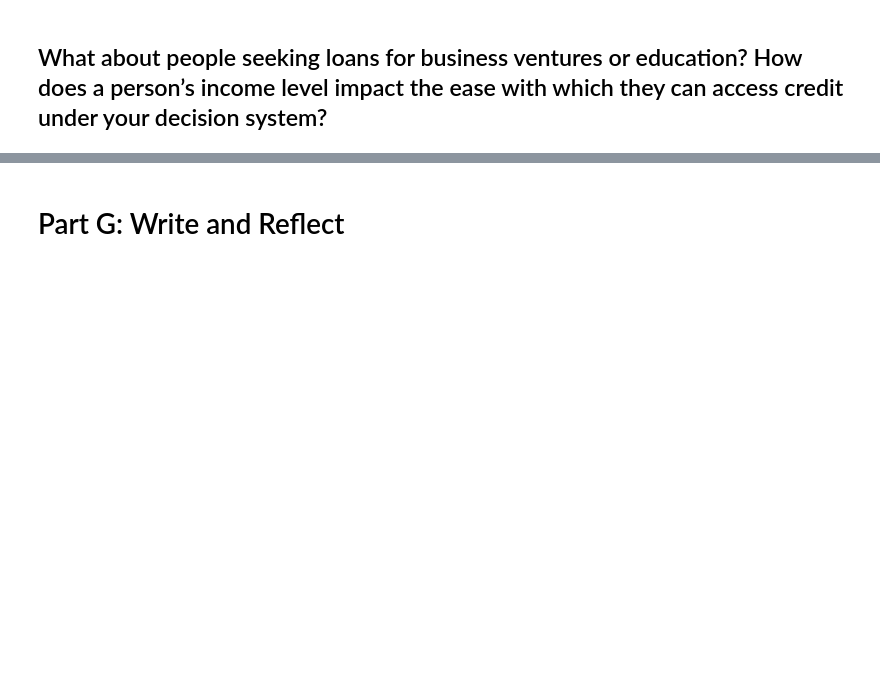
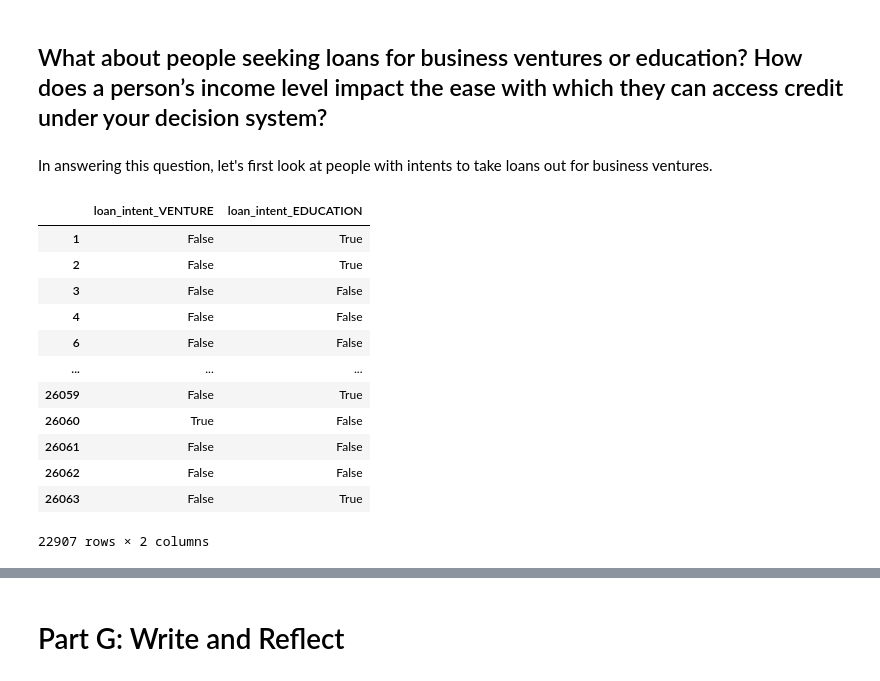
Before and after one commit to lucasf46/lucasf46.github.io, a Jupyter notebook: posts/BlogPost2/BlogPost2-2.ipynb, the cells around one changed output, grey strips where cells are left out. Cells and saved outputs as stored; diff of their text form; code cells hidden in the pictures; blank space fills up the shorter version.

```diff
--- a/posts/BlogPost2/BlogPost2-2.ipynb
+++ b/posts/BlogPost2/BlogPost2-2.ipynb
@@ -336,2 +354,22 @@ summary_table4
 # %% [markdown]
 ## What about people seeking loans for business ventures or education? How does a person’s income level impact the ease with which they can access credit under your decision system?
+# %% [markdown]
+In answering this question, let's first look at people with intents to take loans out for business ventures.
+# %%
+Venture = X_train[X_train['loan_intent_VENTURE']].copy()
+
+Venture
+# %% [output]
+|  | loan_intent_VENTURE | loan_intent_EDUCATION |
+| 1 | False | True |
+| 2 | False | True |
+| 3 | False | False |
+| 4 | False | False |
+| 6 | False | False |
+| ... | ... | ... |
+| 26059 | False | True |
+| 26060 | True | False |
+| 26061 | False | False |
+| 26062 | False | False |
+| 26063 | False | True |
+22907 rows × 2 columns
```
Also changed, not shown: parts of 10 cells of this notebook, 7 other files.
